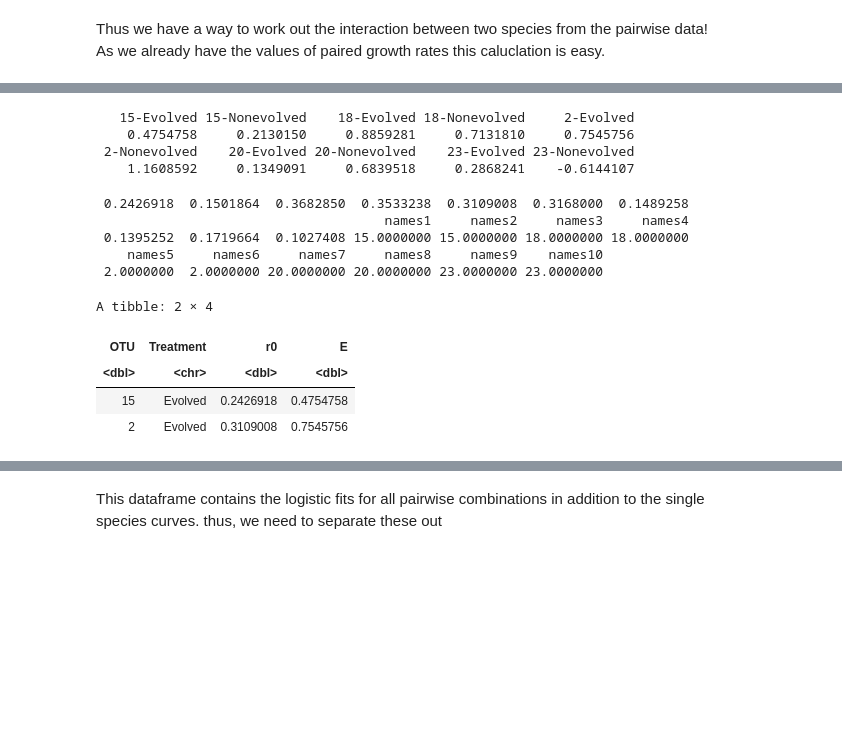
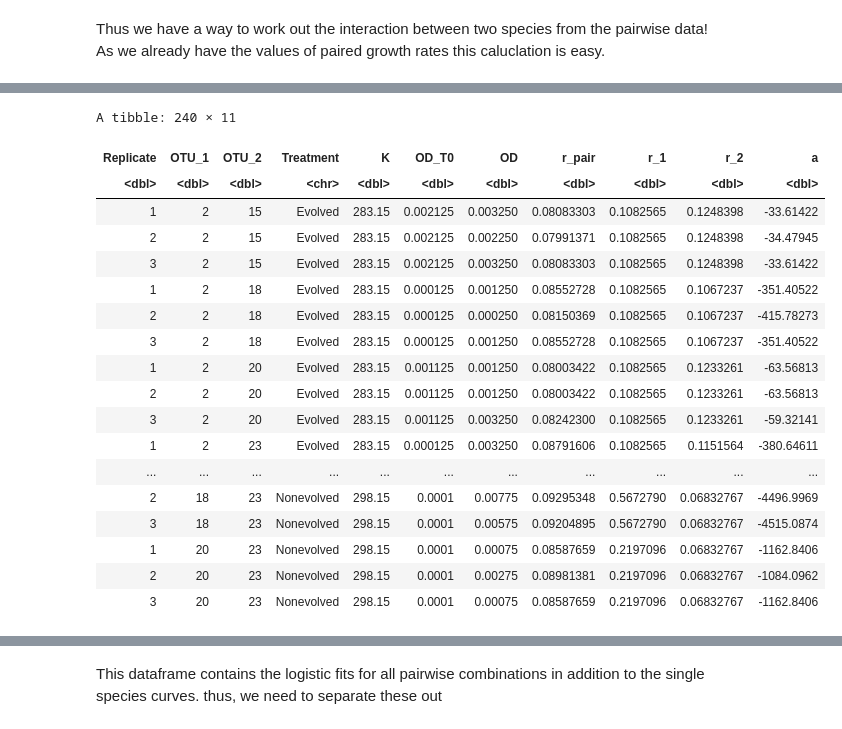
Before and after one commit to CleggTom/Bacterial_Interactions, a Jupyter notebook: notebooks/Data_analysis.ipynb, the cells around one changed output, grey strips where cells are left out. Drawn from its saved outputs; the diff is of its cells as text; code cells hidden in the pictures; blank space fills up the shorter version.

```diff
--- a/notebooks/Data_analysis.ipynb
+++ b/notebooks/Data_analysis.ipynb
@@ -77,7 +77,8 @@ OTU_r_E <- OTU_rising %>%
     filter(term == "T_boltz") %>%
     select(OTU,Treatment,estimate) %>%
     mutate(estimate = -estimate) %>%
-    rename(E = estimate)
+    rename(E = estimate) %>%
+    ungroup()
 
 OTU_r_E
 # %% [output]
@@ -267,56 +420,64 @@ pairs_growth <- read_csv("../data/Francisca/respirationandODData/DatosOD_Pairsev
                                       Replicate = col_double(),
                                       OTU = col_character(),
                                       OD = col_double(),
                                       T = col_double(),
                                       t = col_character(),
                                       OD_T0 = col_double(),
                                       Tf = col_double(),
                                       u = col_double(),
                                       Treatment = col_character()
                          ))
 
 
 #create index for r0 and E values
 r0_ind <- c(OTU_r_E$r0)
 names(r0_ind) <- paste(OTU_r_E$OTU,OTU_r_E$Treatment,sep="-")
 
 E_ind <- c(OTU_r_E$E)
 names(E_ind) <- paste(OTU_r_E$OTU,OTU_r_E$Treatment,sep="-")
 
 #parse interactions
 pairs_growth_data <- pairs_growth %>%
     mutate(OTU = str_replace(OTU,"Feb","2")) %>%
     separate(OTU,c("OTU_1","OTU_2"),sep = "-")%>%
 #get growthrate (k) and temp in kelvin (K)
      mutate(r = (log(OD) - log(OD_T0))/Tf , K = T + 273.15 ) %>%
 #clean up data
     mutate(r = r - min(r),
            OTU_1 = as.numeric(OTU_1),
-           OTU_2 = as.numeric(OTU_2)) %>%
-#
+           OTU_2 = as.numeric(OTU_2),
+           Treatment = str_to_title(Treatment)) %>%
+#get index names
+    mutate(r0_1 = paste(OTU_1,Treatment,sep = "-"),E_1 = r0_1,
+           r0_2 = paste(OTU_2,Treatment,sep = "-"),E_2 = r0_2) %>%
+#recode to get r0 and E values
+    mutate(r0_1 = recode(r0_1,!!!r0_ind),E_1 = recode(E_1,!!!E_ind),
+           r0_2 = recode(r0_2,!!!r0_ind),E_2 = recode(E_2,!!!E_ind)) %>%
+#work out r values (at a given Temp)
+    mutate(r_1 = r0_1 * exp(-(E_1 / k) * ((1 / K)-(1/293.15)) ),
+           r_2 = r0_2 * exp(-(E_2 / k) * ((1 / K)-(1/293.15)) )) %>%
+    select(Replicate,OTU_1,OTU_2,Treatment,K,OD_T0,OD,r_pair = r,r_1,r_2) %>%
+    mutate(a = (2*r_pair - r_1 - r_2)/OD_T0) %>%
+    filter(K < 300)
 
-
-
-
-E_ind
+pairs_growth_data
 # %% [output]
-   15-Evolved 15-Nonevolved    18-Evolved 18-Nonevolved     2-Evolved
-    0.4754758     0.2130150     0.8859281     0.7131810     0.7545756
- 2-Nonevolved    20-Evolved 20-Nonevolved    23-Evolved 23-Nonevolved
-    1.1608592     0.1349091     0.6839518     0.2868241    -0.6144107
+A tibble: 240 × 11
+| Replicate | OTU_1 | OTU_2 | Treatment | K | OD_T0 | OD | r_pair | r_1 | r_2 | a |
+| <dbl> | <dbl> | <dbl> | <chr> | <dbl> | <dbl> | <dbl> | <dbl> | <dbl> | <dbl> | <dbl> |
+| 1 | 2 | 15 | Evolved | 283.15 | 0.002125 | 0.003250 | 0.08083303 | 0.1082565 | 0.1248398 | -33.61422 |
+| 2 | 2 | 15 | Evolved | 283.15 | 0.002125 | 0.002250 | 0.07991371 | 0.1082565 | 0.1248398 | -34.47945 |
+| 3 | 2 | 15 | Evolved | 283.15 | 0.002125 | 0.003250 | 0.08083303 | 0.1082565 | 0.1248398 | -33.61422 |
+| 1 | 2 | 18 | Evolved | 283.15 | 0.000125 | 0.001250 | 0.08552728 | 0.1082565 | 0.1067237 | -351.40522 |
+| 2 | 2 | 18 | Evolved | 283.15 | 0.000125 | 0.000250 | 0.08150369 | 0.1082565 | 0.1067237 | -415.78273 |
+| 3 | 2 | 18 | Evolved | 283.15 | 0.000125 | 0.001250 | 0.08552728 | 0.1082565 | 0.1067237 | -351.40522 |
+| 1 | 2 | 20 | Evolved | 283.15 | 0.001125 | 0.001250 | 0.08003422 | 0.1082565 | 0.1233261 | -63.56813 |
+| 2 | 2 | 20 | Evolved | 283.15 | 0.001125 | 0.001250 | 0.08003422 | 0.1082565 | 0.1233261 | -63.56813 |
+| 3 | 2 | 20 | Evolved | 283.15 | 0.001125 | 0.003250 | 0.08242300 | 0.1082565 | 0.1233261 | -59.32141 |
+| 1 | 2 | 23 | Evolved | 283.15 | 0.000125 | 0.003250 | 0.08791606 | 0.1082565 | 0.1151564 | -380.64611 |
+| ... | ... | ... | ... | ... | ... | ... | ... | ... | ... | ... |
+| 2 | 18 | 23 | Nonevolved | 298.15 | 0.0001 | 0.00775 | 0.09295348 | 0.5672790 | 0.06832767 | -4496.9969 |
+| 3 | 18 | 23 | Nonevolved | 298.15 | 0.0001 | 0.00575 | 0.09204895 | 0.5672790 | 0.06832767 | -4515.0874 |
+| 1 | 20 | 23 | Nonevolved | 298.15 | 0.0001 | 0.00075 | 0.08587659 | 0.2197096 | 0.06832767 | -1162.8406 |
+| 2 | 20 | 23 | Nonevolved | 298.15 | 0.0001 | 0.00275 | 0.08981381 | 0.2197096 | 0.06832767 | -1084.0962 |
+| 3 | 20 | 23 | Nonevolved | 298.15 | 0.0001 | 0.00075 | 0.08587659 | 0.2197096 | 0.06832767 | -1162.8406 |
-# %%
-r0_ind
-# %% [output]
- 0.2426918  0.1501864  0.3682850  0.3533238  0.3109008  0.3168000  0.1489258
-                                     names1     names2     names3     names4
- 0.1395252  0.1719664  0.1027408 15.0000000 15.0000000 18.0000000 18.0000000
-    names5     names6     names7     names8     names9    names10
- 2.0000000  2.0000000 20.0000000 20.0000000 23.0000000 23.0000000
-# %%
-f(15,2,"Evolved")
-# %% [output]
-A tibble: 2 × 4
-| OTU | Treatment | r0 | E |
-| <dbl> | <chr> | <dbl> | <dbl> |
-| 15 | Evolved | 0.2426918 | 0.4754758 |
-| 2 | Evolved | 0.3109008 | 0.7545756 |
```
Also changed, not shown: parts of 9 cells of this notebook.
